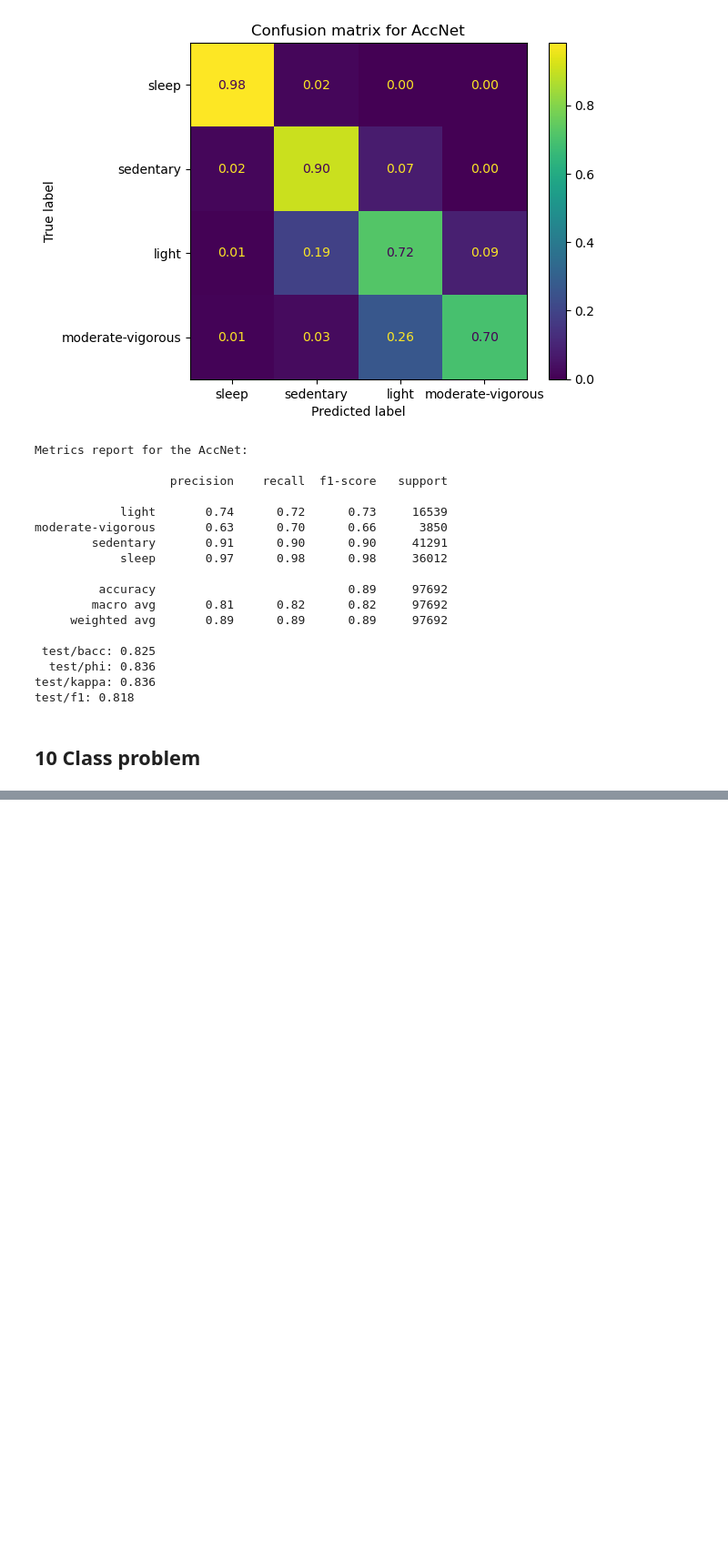
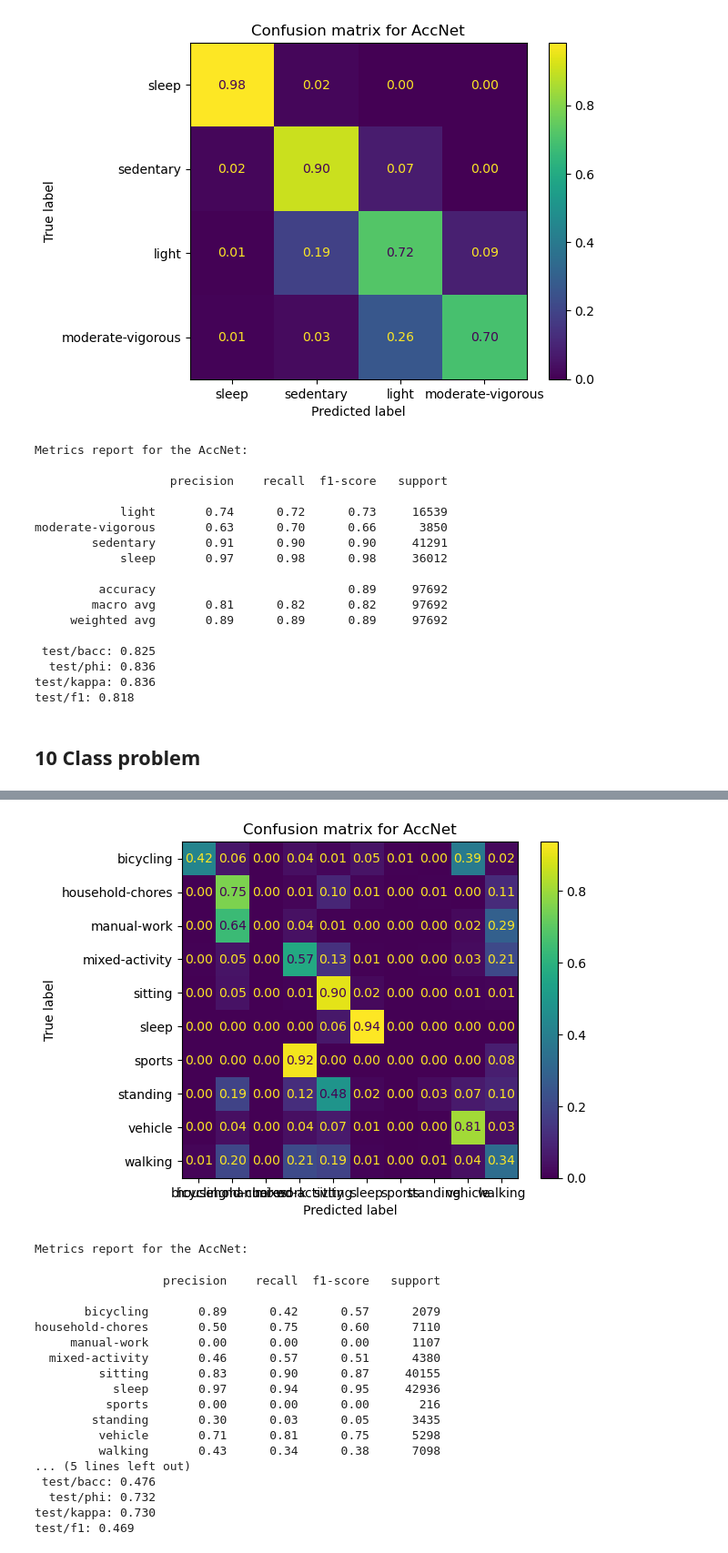
Before and after one commit to finlayscheib/capture24, a Jupyter notebook: Deep_models.ipynb, the cells around one changed output, grey strips where cells are left out. Shown at 91% size. Cells and saved outputs as stored; diff of their text form; code cells hidden in the pictures; blank space fills up the shorter version.

```diff
--- a/Deep_models.ipynb
+++ b/Deep_models.ipynb
@@ -284,0 +286,39 @@ test/f1: 0.475
+# %%
+pred = pd.read_csv("raw_pred_val_ten.csv")
+ConfusionMatrixDisplay.from_predictions( pred['true_labels'], pred['model_preds'],
+                                         normalize = 'true', values_format = '.2f')
+plt.title('Confusion matrix for AccNet')
+plt.show()
+print('Metrics report for the AccNet: \n')
+report = classification_report( pred['true_labels'], pred['model_preds'], digits=2)
+print(report)
+
+bacc = balanced_accuracy_score( pred['true_labels'], pred['model_preds'])
+kappa = cohen_kappa_score( pred['true_labels'], pred['model_preds'])
+phi = matthews_corrcoef(pred['true_labels'], pred['model_preds'])
+f1 = f1_score(pred['true_labels'], pred['model_preds'], average = 'macro')
+
+print(f" test/bacc: {bacc:.3f}")
+print(f"  test/phi: {phi:.3f}")
+print(f"test/kappa: {kappa:.3f}")
+print(f"test/f1: {f1:.3f}")
+# %% [output]
+[figure, added]
+Metrics report for the AccNet:
+                  precision    recall  f1-score   support
+
+       bicycling       0.89      0.42      0.57      2079
+household-chores       0.50      0.75      0.60      7110
+     manual-work       0.00      0.00      0.00      1107
+  mixed-activity       0.46      0.57      0.51      4380
+         sitting       0.83      0.90      0.87     40155
+           sleep       0.97      0.94      0.95     42936
+          sports       0.00      0.00      0.00       216
+        standing       0.30      0.03      0.05      3435
+         vehicle       0.71      0.81      0.75      5298
+         walking       0.43      0.34      0.38      7098
+... (5 lines left out)
+ test/bacc: 0.476
+  test/phi: 0.732
+test/kappa: 0.730
+test/f1: 0.469
```
Also changed, not shown: parts of 2 cells of this notebook, 3 other files.
